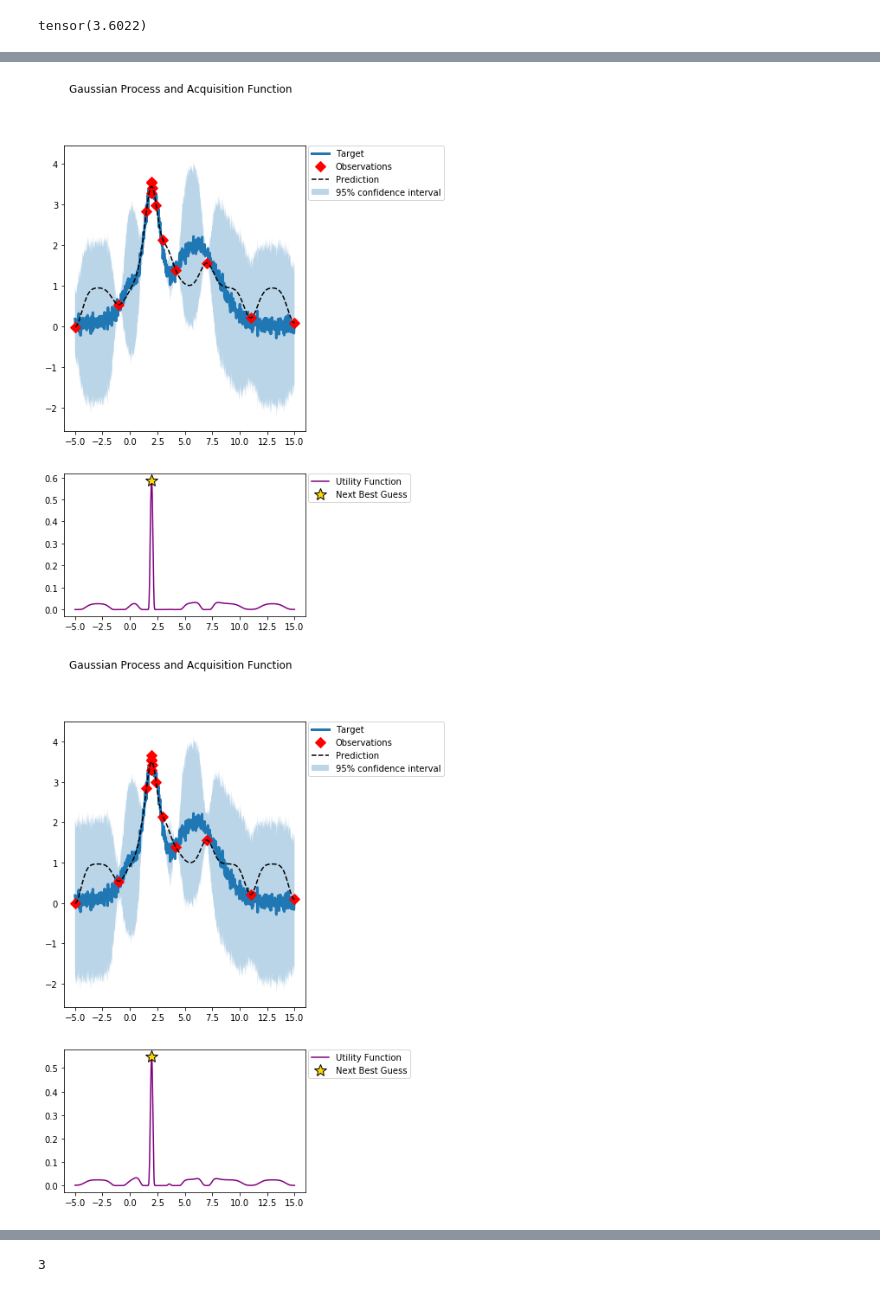
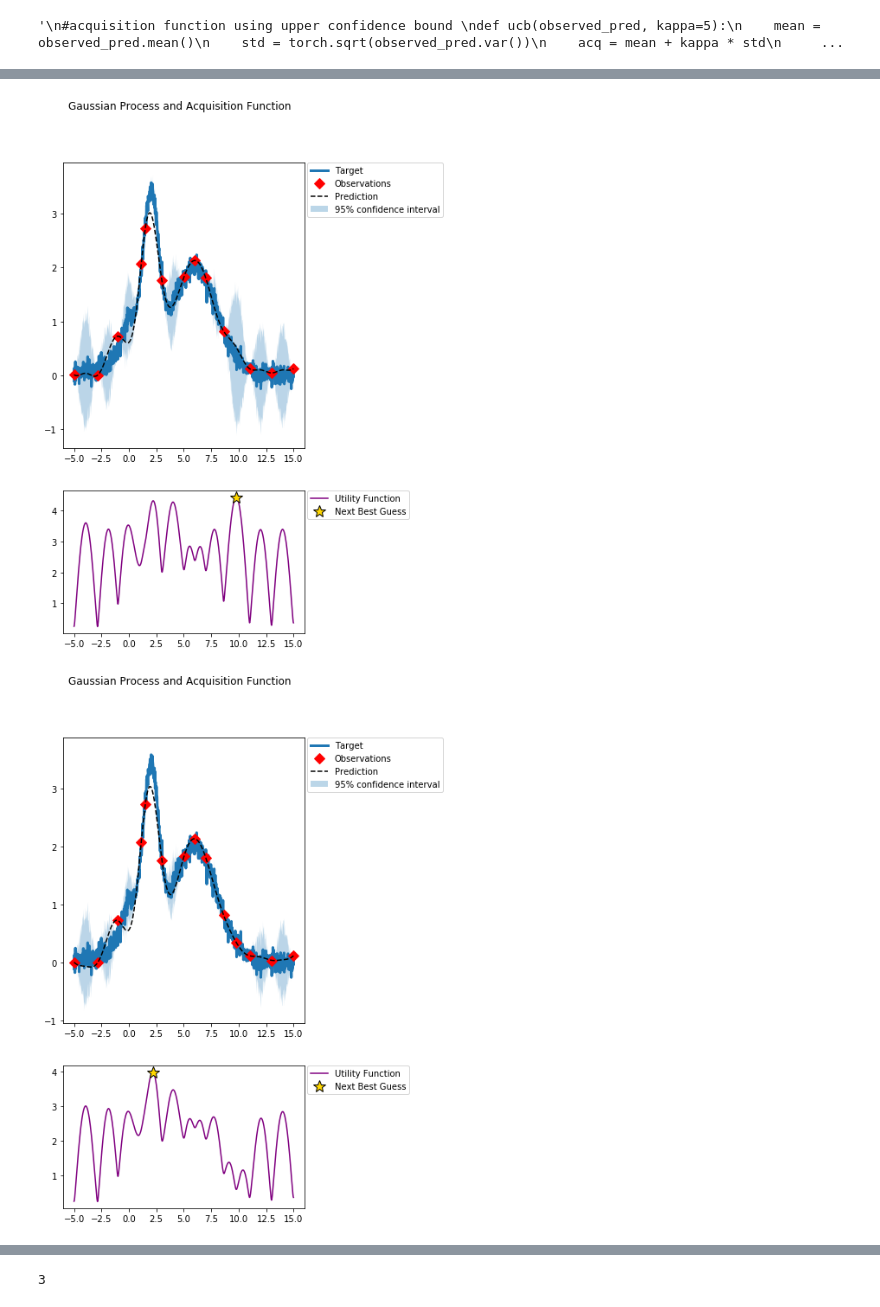
Before and after one commit to xyaoab/resnet_active_learning-, a Jupyter notebook: bayes_opt/bayes_opt.ipynb, the cells around one changed output, grey strips where cells are left out. Saved outputs shown, nothing was run; the diff lists cells and outputs as text; code cells hidden in the pictures.

Commit message:
bayes_opt pkg acquisitionfunction without test

```diff
--- a/bayes_opt/bayes_opt.ipynb
+++ b/bayes_opt/bayes_opt.ipynb
@@ -21,7 +28,7 @@ torch.cuda.set_device(3)
 # %%
 # agrmax(target) = 2
 def target(x):
-    return 3* torch.exp(-(x - 2)**2) + 2*torch.exp(-(x - 6)**2/8) + 1/ (x**2 + 1) +torch.randn(x.size()) * .1
+    return (3* torch.exp(-(x - 2)**2) + 2*torch.exp(-(x - 6)**2/8)) + 1/ (x**2 + 1) +torch.randn(x.size()) * .1
 
 # Training data is 11 points in [0,1] inclusive regularly spaced
 train_x = Variable(torch.linspace(-5, 15, 6))
@@ -29,5 +36,6 @@ train_x = Variable(torch.linspace(-5, 15, 6))
 train_y = Variable(target(train_x))
 
 #true target (unknown)
-x = Variable(torch.linspace(-5, 15, 1000))
-y = Variable(target(x))
+x = torch.linspace(-5, 15, 1000)
+y = target(x)
+torch.is_tensor(x)
@@ -66,7 +76,3 @@ plot_gp(train_x.numpy(), train_y.numpy(), x.numpy(), y.numpy())
-# %%
-print(y.max())
-# %% [output]
-tensor(3.6022)
 # %%
 class ExactGPModel(gpytorch.models.ExactGP):
     def __init__(self, train_x, train_y, likelihood):
@@ -105,11 +111,13 @@ def train_model(model,train_x,train_y):
         # Calc loss and backprop gradients
         loss = -mll(output, train_y)
         loss.backward()
+        '''
         print('Iter %d/%d - Loss: %.3f   log_lengthscale: %.3f   log_noise: %.3f' % (
             i + 1, training_iter, loss.data[0],
             model.covar_module.log_lengthscale.data[0, 0],
             model.likelihood.log_noise.data[0]
         ))
+        '''
         optimizer.step()
 # %%
 # predict
@@ -165,6 +133,34 @@ def find_true_max(observed_pred,train_y):
 # %%
+'''
+#acquisition function using upper confidence bound
+def ucb(observed_pred, kappa=5):
+    mean = observed_pred.mean()
+    std = torch.sqrt(observed_pred.var())
+    acq = mean + kappa * std
+    return acq,torch.argmax(acq)
+
+# expected improvement
+def ei(observed_pred, train_y):
+    y_max = torch.max(train_y)
+    mean = observed_pred.mean()
+    std = torch.sqrt(observed_pred.var())
+    z = (mean - y_max) / std
+    acq = (mean - y_max) * Normal(0,1).cdf(z) + std * Normal(0,1).log_prob(z).exp()
+    return acq, torch.argmax(acq)
+
+# probability of improvement
+def poi(observed_pred, train_y):
+    y_max = torch.max(train_y)
+    mean = observed_pred.mean()
+    std = torch.sqrt(observed_pred.var())
+    z = (mean - y_max) / std
+    acq = Normal(0,1).cdf(z)
+    return acq, torch.argmax(acq)
+
+
+
 # max value entropy search
-def mes(observed_pred):
+def mesi(observed_pred):
     with gpytorch.beta_features.fast_pred_var(), gpytorch.beta_features.fast_pred_samples():
 
         f_samples = observed_pred.sample(100)
@@ -182,6 +178,9 @@ def mes(observed_pred):
         index = torch.argmax(acq)
 
     return acq, index
+'''
+# %% [output]
+'\n#acquisition function using upper confidence bound \ndef ucb(observed_pred, kappa=5):\n    mean = observed_pred.mean()\n    std = torch.sqrt(observed_pred.var())\n    acq = mean + kappa * std\n     ...
 # %%
 #
 iteration = 10
@@ -192,18 +191,27 @@ for i in range(iteration):
 
     #train model
     train_model(model,train_x,train_y)
+    model.eval()
+    likelihood.eval()
     observed_pred = eval_model(model,likelihood)
     #choose acquisition function
+
+    #utility = mes.DiscreteMES(model,nK=100)
+    #utility = pi.DiscretePI(model,train_y)
+    #utility = pi.DiscretePI(model,train_y)
+    utility = ucb.DiscreteUCB(model, kappa=5)
+
 
 
     #acq,index = ucb(observed_pred)
     #acq,index = ei(observed_pred,train_y)
     #acq,index = poi(observed_pred,train_y)
-    acq,index = mes(observed_pred)
+    #acq,index = mesi(observed_pred)
+
+    acq, xx = utility(x)
 
 
-
-    xx = Variable(x[index]).view(1)
+    #xx = Variable(x[index]).view(1)
     yy = target(xx)
     plot_gp(train_x.numpy(), train_y.numpy(), x.numpy(), y.numpy(), observed_pred, True, acq, True)
 
@@ -238,2 +229,2 @@ Iter 10/10 - Loss: 1.647   log_lengthscale: -0.527   log_noise: -6.000
-[figure, old version]
+[figure, new version]
-[figure, old version]
+[figure, new version]
```
Also changed, not shown: parts of 9 cells of this notebook, 5 other files.
